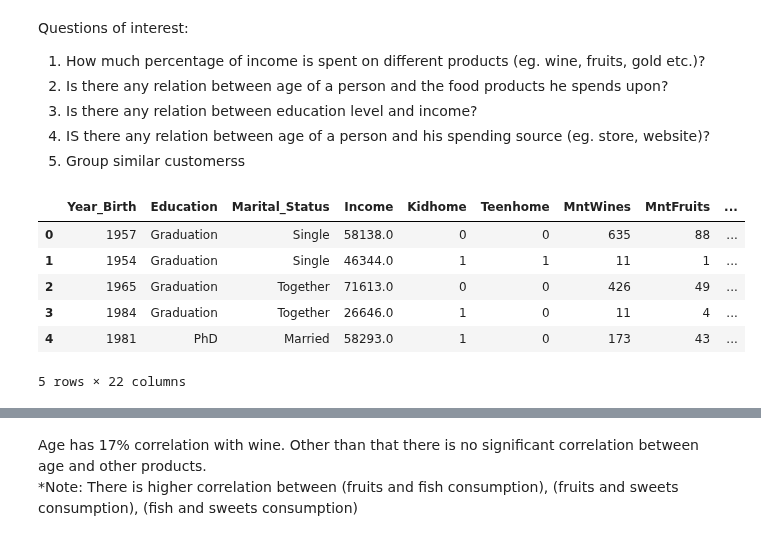
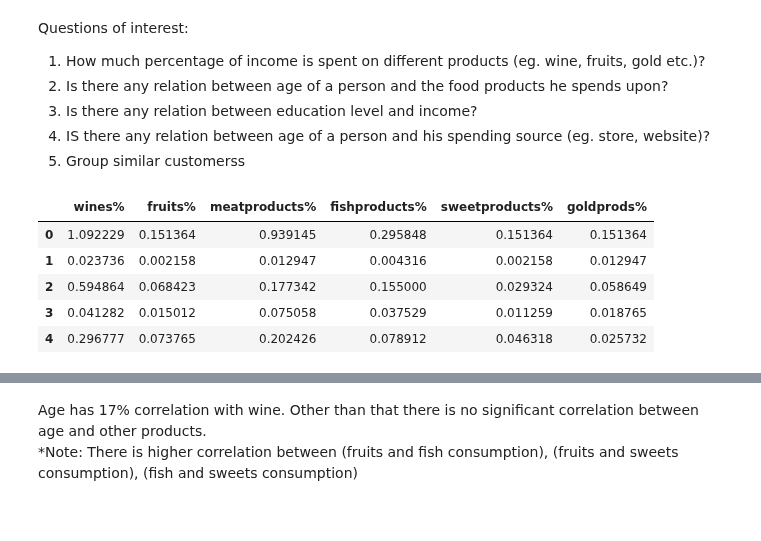
Before and after one commit to ROHIT779/ml-projects, a Jupyter notebook: customer-segmentation-clustering/customer_segmentation.ipynb, the cells around one changed output, grey strips where cells are left out. Saved outputs shown, nothing was run; the diff lists cells and outputs as text; code cells hidden in the pictures.

```diff
--- a/customer-segmentation-clustering/customer_segmentation.ipynb
+++ b/customer-segmentation-clustering/customer_segmentation.ipynb
@@ -71,22 +67,22 @@ Questions of interest:
 4. IS there any relation between age of a person and his spending source (eg. store, website)?
 5. Group similar customerss
 # %%
+# Get percentage spendings on different products
 def get_percentage_spendings(product_name):
   new_column_name = product_name[3:].lower() + '%'
   data[new_column_name] = data[product_name]/data['Income']*100
 get_percentage_spendings('MntWines')
 get_percentage_spendings('MntFruits')
 get_percentage_spendings('MntMeatProducts')
 get_percentage_spendings('MntFishProducts')
 get_percentage_spendings('MntSweetProducts')
 get_percentage_spendings('MntGoldProds')
-data.head()
+data.loc[:, ['wines%', 'fruits%', 'meatproducts%', 'fishproducts%', 'sweetproducts%', 'goldprods%']].head()
 # %% [output]
-|  | Year_Birth | Education | Marital_Status | Income | Kidhome | Teenhome | MntWines | MntFruits | ... |
-| 0 | 1957 | Graduation | Single | 58138.0 | 0 | 0 | 635 | 88 | ... |
-| 1 | 1954 | Graduation | Single | 46344.0 | 1 | 1 | 11 | 1 | ... |
-| 2 | 1965 | Graduation | Together | 71613.0 | 0 | 0 | 426 | 49 | ... |
-| 3 | 1984 | Graduation | Together | 26646.0 | 1 | 0 | 11 | 4 | ... |
-| 4 | 1981 | PhD | Married | 58293.0 | 1 | 0 | 173 | 43 | ... |
+|  | wines% | fruits% | meatproducts% | fishproducts% | sweetproducts% | goldprods% |
+| 0 | 1.092229 | 0.151364 | 0.939145 | 0.295848 | 0.151364 | 0.151364 |
+| 1 | 0.023736 | 0.002158 | 0.012947 | 0.004316 | 0.002158 | 0.012947 |
+| 2 | 0.594864 | 0.068423 | 0.177342 | 0.155000 | 0.029324 | 0.058649 |
+| 3 | 0.041282 | 0.015012 | 0.075058 | 0.037529 | 0.011259 | 0.018765 |
+| 4 | 0.296777 | 0.073765 | 0.202426 | 0.078912 | 0.046318 | 0.025732 |
-5 rows × 22 columns
 # %%
```
Also changed, not shown: parts of 19 cells of this notebook.
